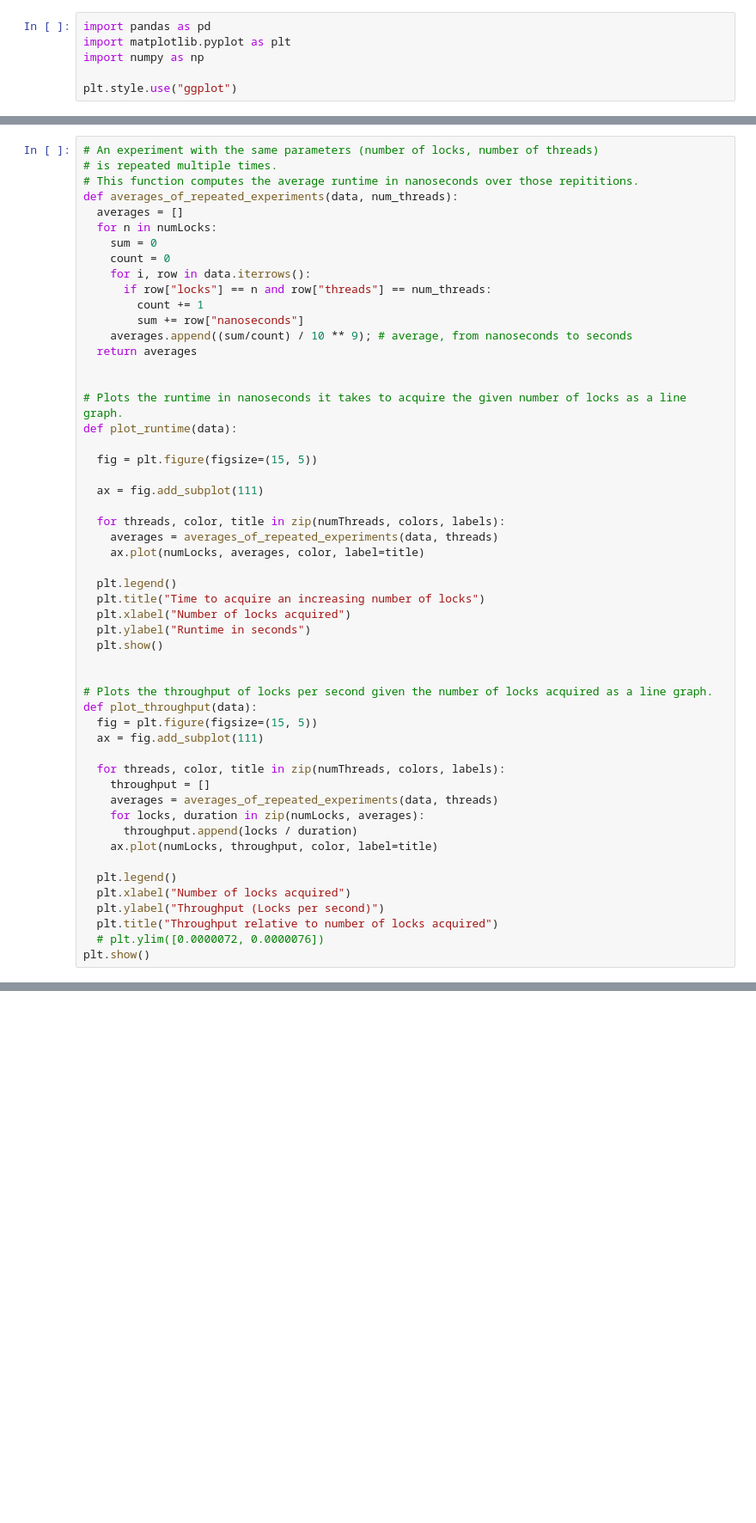
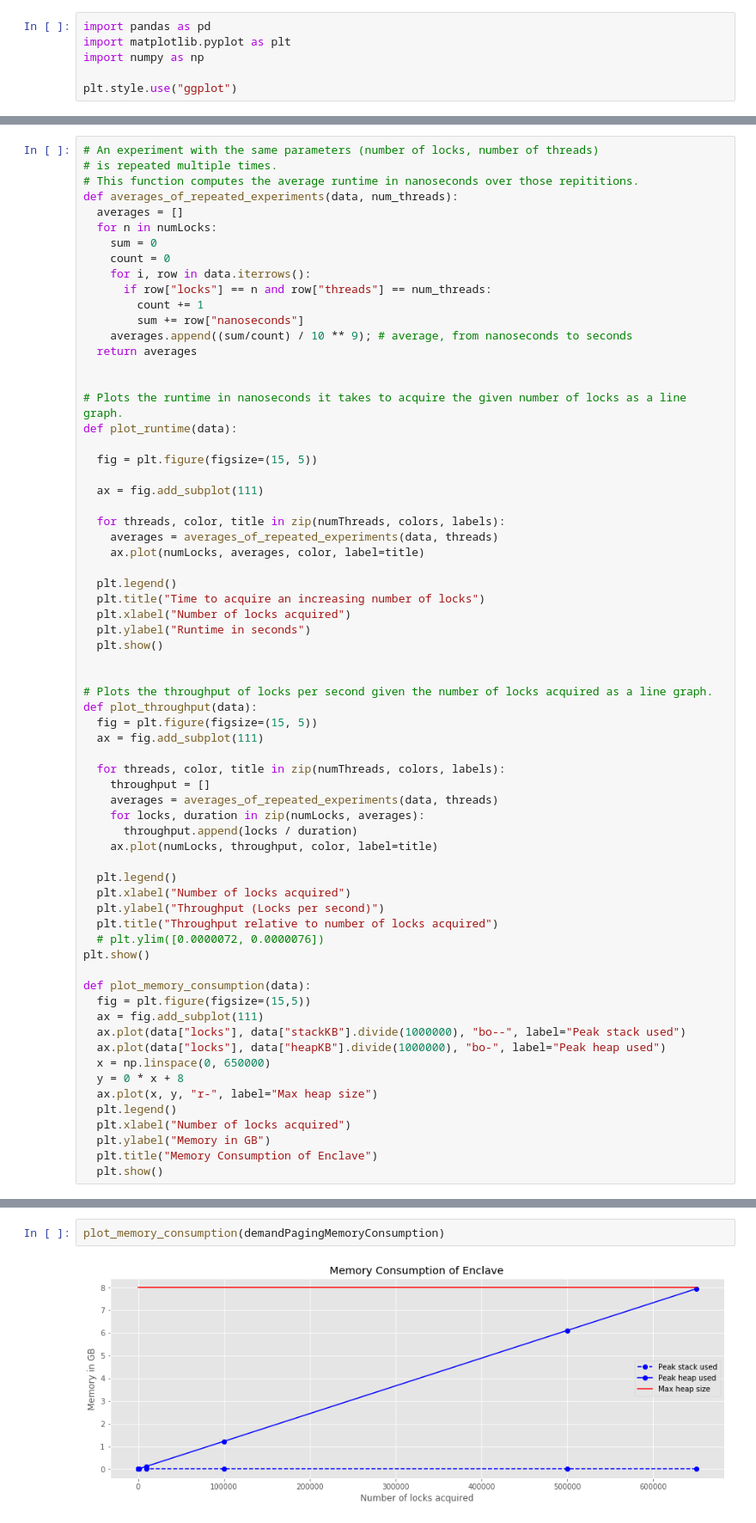
Before and after one commit to shangsuru/verifiable-lockmanager, a Jupyter notebook: benchmark/evaluation/evaluation.ipynb, the cells around one changed output, grey strips where cells are left out. Shown at 86% size. Saved outputs shown, nothing was run; the diff lists cells and outputs as text; blank space fills up the shorter version.

```diff
--- a/benchmark/evaluation/evaluation.ipynb
+++ b/benchmark/evaluation/evaluation.ipynb
@@ -67,6 +70,20 @@ def plot_throughput(data):
   plt.title("Throughput relative to number of locks acquired")
   # plt.ylim([0.0000072, 0.0000076])
 plt.show()
+
+def plot_memory_consumption(data):
+  fig = plt.figure(figsize=(15,5))
+  ax = fig.add_subplot(111)
+  ax.plot(data["locks"], data["stackKB"].divide(1000000), "bo--", label="Peak stack used")
+  ax.plot(data["locks"], data["heapKB"].divide(1000000), "bo-", label="Peak heap used")
+  x = np.linspace(0, 650000)
+  y = 0 * x + 8
+  ax.plot(x, y, "r-", label="Max heap size")
+  plt.legend()
+  plt.xlabel("Number of locks acquired")
+  plt.ylabel("Memory in GB")
+  plt.title("Memory Consumption of Enclave")
+  plt.show()
 # %%
 plot_runtime(insecure)
 # %% [output]
@@ -77,0 +103,4 @@ plot_throughput(insecure)
+# %%
+plot_memory_consumption(demandPagingMemoryConsumption)
+# %% [output]
+[figure, added]
```
Also changed, not shown: parts of 5 cells of this notebook, 4 other files.
